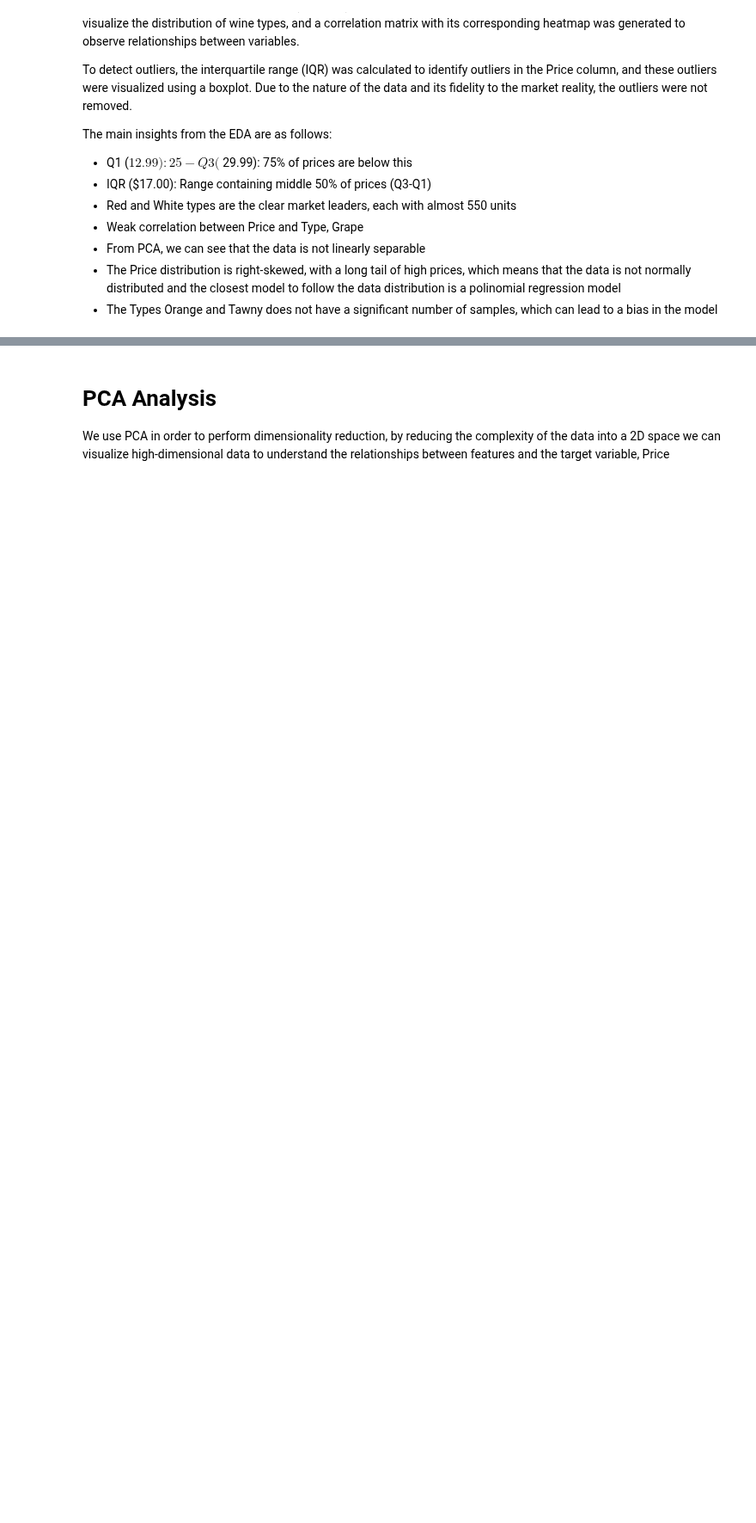
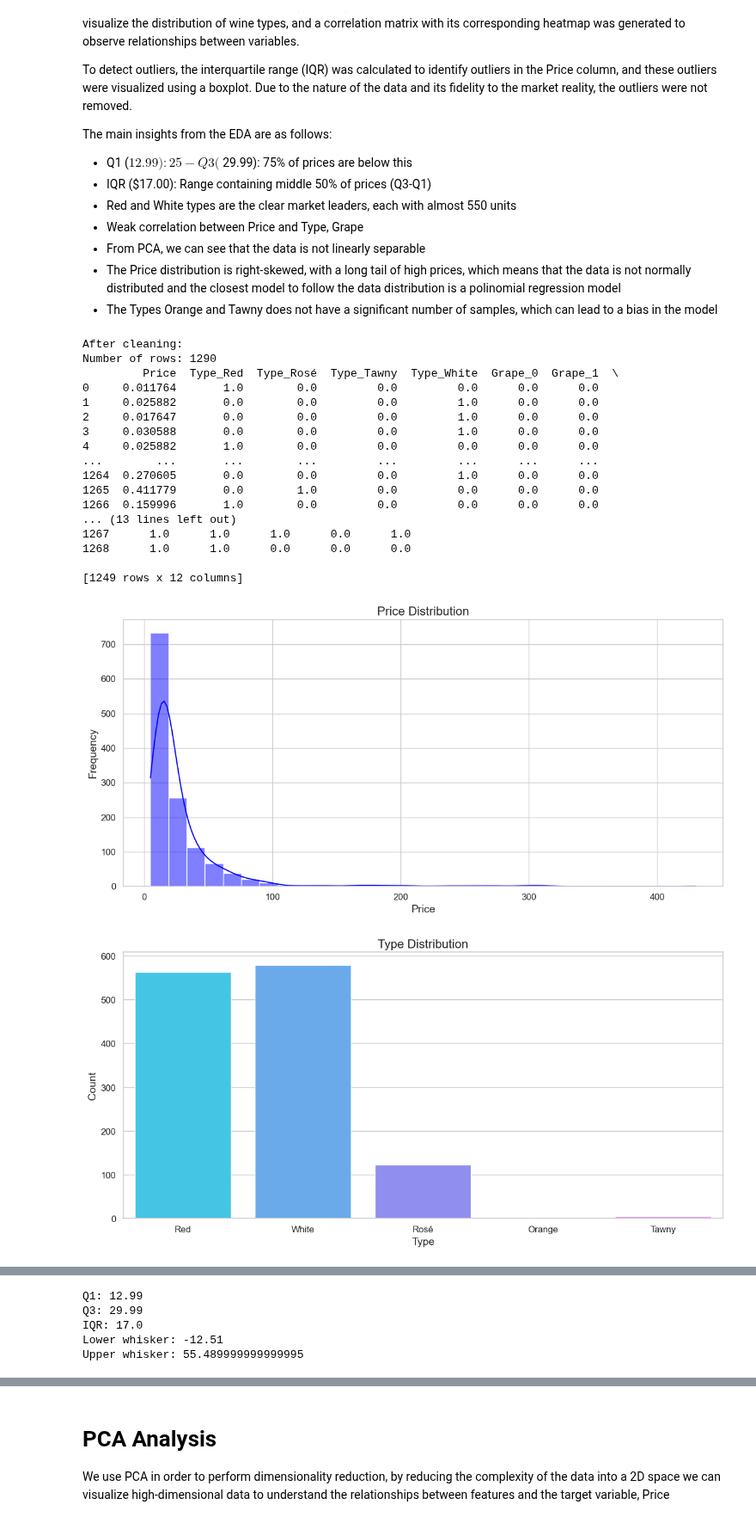
Before and after one commit to SrMasterAD/MEIA_ISEP_TEAM7_2024_2025_Challenge_2, a Jupyter notebook: notebooks/Regression/Notebook_Linear_Polinomial_Models.ipynb, the cells around one changed output, grey strips where cells are left out. Shown at 86% size. Drawn from its saved outputs; the diff is of its cells as text; code cells hidden in the pictures; blank space fills up the shorter version.

```diff
--- a/notebooks/Regression/Notebook_Linear_Polinomial_Models.ipynb
+++ b/notebooks/Regression/Notebook_Linear_Polinomial_Models.ipynb
@@ -55,7 +55,7 @@ plt.rcParams["xtick.labelsize"] = 12
 plt.rcParams["ytick.labelsize"] = 12
 
 # Load dataset
-df = pd.read_csv('../datasets/WineDataset.csv')
+df = pd.read_csv('../../datasets/WineDataset.csv')
 
 # Continue with your cleaning steps...
 for col in df.columns:
@@ -125,30 +125,50 @@ plt.title('Correlation Matrix')
 plt.tight_layout()
 plt.show()
 
 # Detecting Outliers using Boxplot
 
 # Calculate IQR
 Q1 = df['Price'].quantile(0.25)
 Q3 = df['Price'].quantile(0.75)
 IQR = Q3 - Q1
 
 # Calculate whisker boundaries
 whisker_min = Q1 - 1.5 * IQR
 whisker_max = Q3 + 1.5 * IQR
 
 # Print IQR statistics
 print(f'Q1: {Q1}')
 print(f'Q3: {Q3}')
 print(f'IQR: {IQR}')
 print(f'Lower whisker: {whisker_min}')
 print(f'Upper whisker: {whisker_max}')
 
 # Boxplot
 plt.figure(figsize=(10, 6))
 max_price = df['Price'].max()
 plt.xticks(np.arange(0, max_price + 50, 50))
 sns.boxplot(x=df['Price'], color='red')
 plt.title('Outliers in Price')
 plt.xlabel('Price')
 plt.tight_layout()
 plt.show()
+# %% [output]
+After cleaning:
+Number of rows: 1290
+         Price  Type_Red  Type_Rosé  Type_Tawny  Type_White  Grape_0  Grape_1  \
+0     0.011764       1.0        0.0         0.0         0.0      0.0      0.0
+1     0.025882       0.0        0.0         0.0         1.0      0.0      0.0
+2     0.017647       0.0        0.0         0.0         1.0      0.0      0.0
+3     0.030588       0.0        0.0         0.0         1.0      0.0      0.0
+4     0.025882       1.0        0.0         0.0         0.0      0.0      0.0
+...        ...       ...        ...         ...         ...      ...      ...
+1264  0.270605       0.0        0.0         0.0         1.0      0.0      0.0
+1265  0.411779       0.0        1.0         0.0         0.0      0.0      0.0
+1266  0.159996       1.0        0.0         0.0         0.0      0.0      0.0
+... (13 lines left out)
+1267      1.0      1.0      1.0      0.0      1.0
+1268      1.0      1.0      0.0      0.0      0.0
+
+[1249 rows x 12 columns]
+[figure, added]
+[figure, added]
@@ -154,0 +176,5 @@ plt.show()
+Q1: 12.99
+Q3: 29.99
+IQR: 17.0
+Lower whisker: -12.51
+Upper whisker: 55.489999999999995
```
Also changed, not shown: parts of 9 cells of this notebook, 10 other files.
